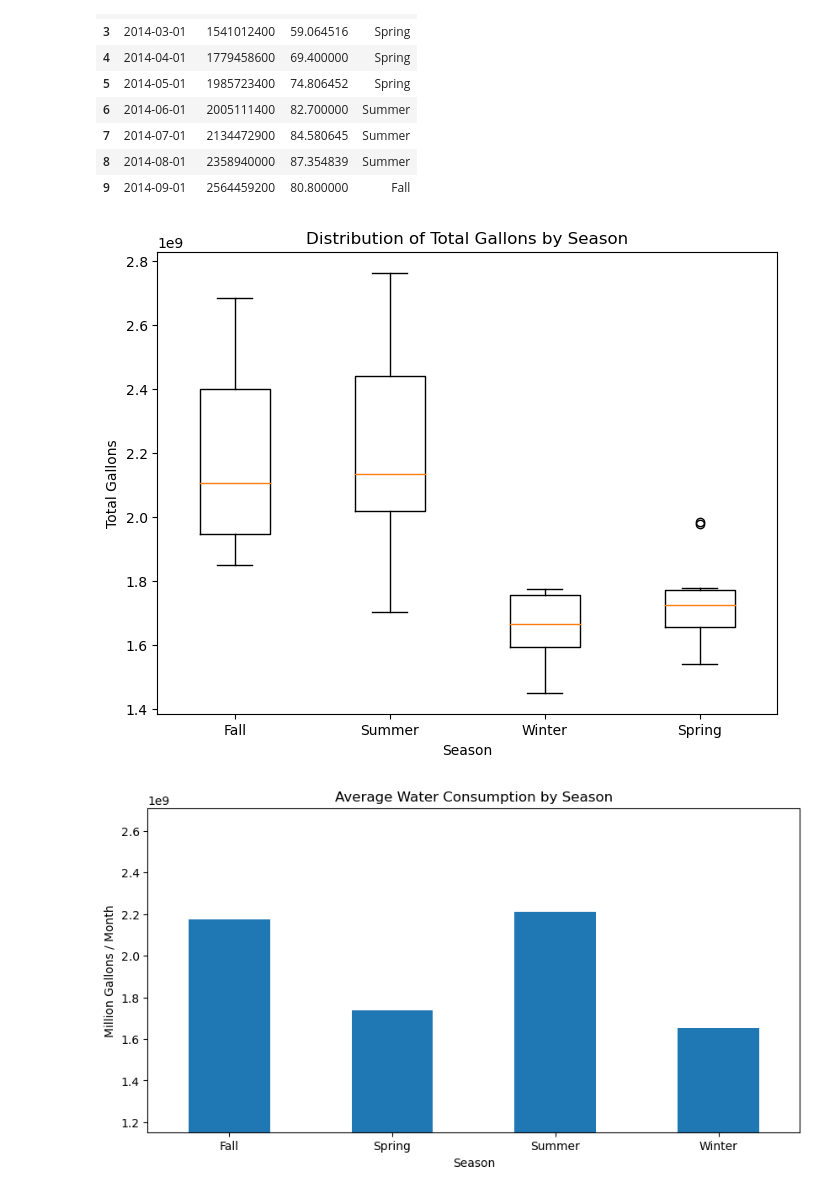
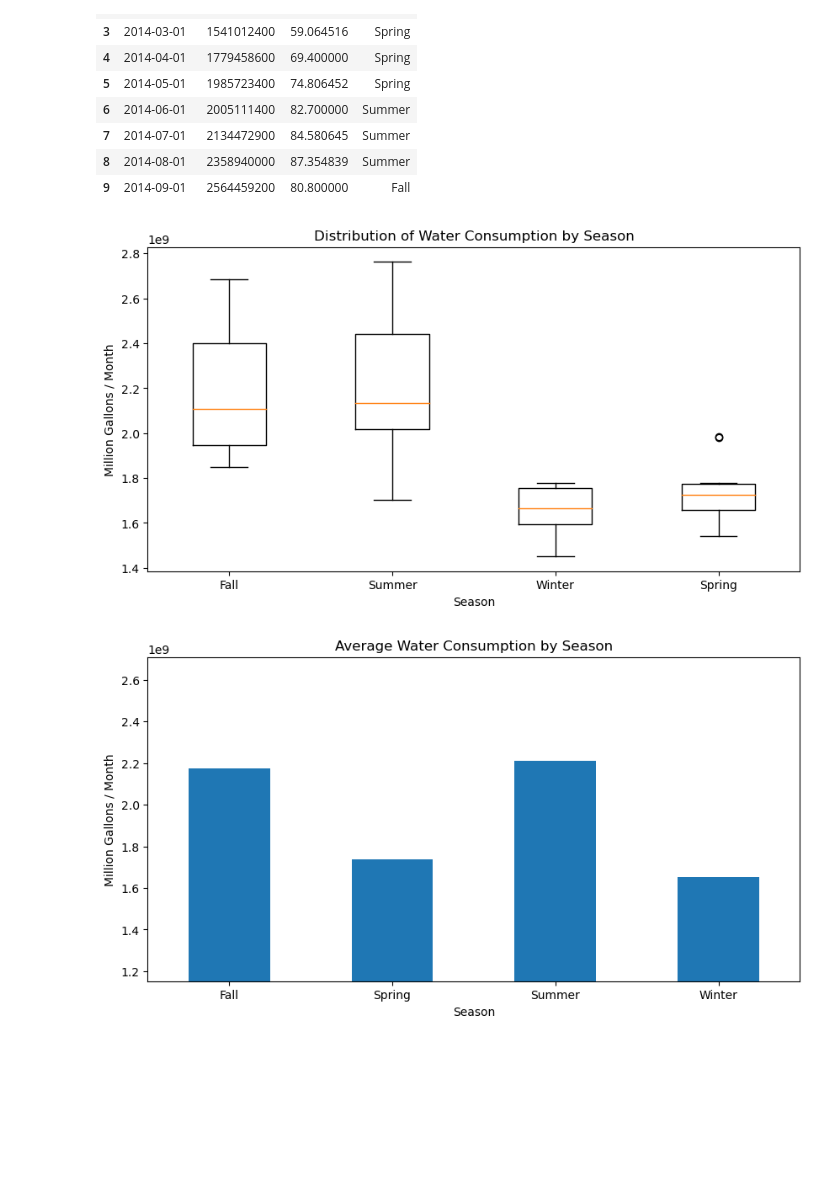
Before and after one commit to kadyepley/project-one, a Jupyter notebook: Austin_Weather_Water/austin_weather_water.ipynb, the cells around one changed output. Drawn from its saved outputs; the diff is of its cells as text; code cells hidden in the pictures; blank space fills up the shorter version.

```diff
--- a/Austin_Weather_Water/austin_weather_water.ipynb
+++ b/Austin_Weather_Water/austin_weather_water.ipynb
@@ -199,21 +199,21 @@ merged_df.head(10)
 | 9 | 2014-09-01 | 2564459200 | 80.800000 | Fall |
 # %%
 # Create a box plot
-plt.figure(figsize=(8, 6))
+plt.figure(figsize=(10, 5))
 fall_df = merged_df[merged_df["Season"] == "Fall"]["Total Gallons"]
 summer_df = merged_df[merged_df["Season"] == "Summer"]["Total Gallons"]
 winter_df = merged_df[merged_df["Season"] == "Winter"]["Total Gallons"]
 spring_df = merged_df[merged_df["Season"] == "Spring"]["Total Gallons"]
 plt.boxplot([fall_df,summer_df,winter_df,spring_df])
 plt.xticks([1, 2, 3, 4], ["Fall", "Summer", "Winter", "Spring"])
 plt.title('Distribution of Water Consumption by Season')
 plt.ylabel('Million Gallons / Month')
 plt.xlabel('Season')
 
 # Show the plot
 plt.show()
 # %% [output]
-[figure, old version]
+[figure, new version]
 # %%
 season_avg = merged_df.groupby('Season')['Total Gallons'].mean()
 season_avg.plot(kind="bar", figsize=(10,5))
```
Also changed, not shown: parts of 4 cells of this notebook.
